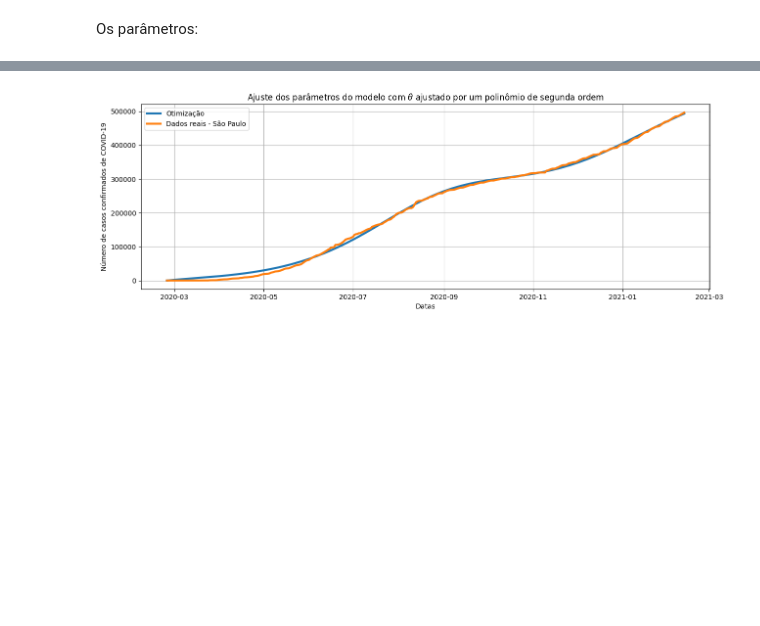
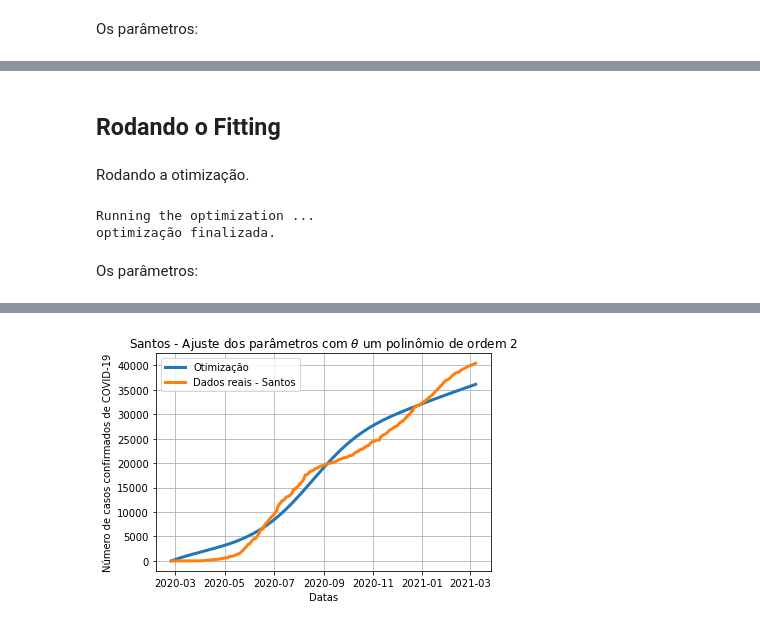
Before and after one commit to dferruzzo/Covid-19, a Jupyter notebook: Ajuste do Índice de Isolamento.ipynb, the cells around one changed output, grey strips where cells are left out. Cells and saved outputs as stored; diff of their text form; code cells hidden in the pictures; blank space fills up the shorter version.

```diff
--- a/Ajuste do Índice de Isolamento.ipynb
+++ b/Ajuste do Índice de Isolamento.ipynb
@@ -472,0 +480,2 @@ Simulação numerica do ajuste:
+# %% [markdown]
+## Rodando o Fitting
@@ -473,27 +485,78 @@ Simulação numerica do ajuste:
+# %% [markdown]
+Rodando a otimização.
+# %%
+#theta = ffit_santos
+#gamma_0 = 0.04
+#alpha_0 = 0.5
+#beta1_0 = 0.07
+#beta2_0 = 0.08
+#beta3_0 = 0.04
+#s0_0 = 0.99
+# Condições iniciais do fit
+#p0_santos = np.zeros(6)
+#p0_santos[0] = gamma_0
+#p0_santos[1] = alpha_0
+#p0_santos[2] = beta1_0
+#p0_santos[3] = beta2_0
+#p0_santos[4] = beta3_0
+#p0_santos[5] = s0_0
+#
+popt_3, pvoc_3 = otimiza(ffit_santos, mu_santos, N_santos, santos_tempo, santos_covid_casos, santos_tot_pop)
+#
+print('optimização finalizada.')
+# %% [output]
+Running the optimization ...
+optimização finalizada.
+# %% [markdown]
+Os parâmetros:
 # %%
+perr = np.sqrt(np.diag(pvoc_1))
+print('Standard deviation errors on the parameters = ', perr)
+print('\nParameters:')
+print('-----------')
+print('mu =', mu_santos)
+print('theta =', ffit_santos)
+print('Fitted parameters:')
+gamma_opt = popt_3[0]
+print('gamma =', gamma_opt)
+alpha_opt = popt_3[1]
+print('alpha =', alpha_opt)
+beta1_opt = popt_3[2]
+print('beta1 =', beta1_opt)
+beta2_opt = popt_3[3]
+print('beta2 =', beta2_opt)
+beta3_opt = popt_3[4]
+print('beta3 =', beta3_opt)
+s0_opt = popt_3[5]
+print('s0 =', s0_opt)
+i0_opt = 1-s0_opt
+print('i0 =', i0_opt)
+
+# Simulação numerica do ajuste:
+
 # initial condition
 x0 = np.array([s0_opt, i0_opt, 0])
 # parameters
 t0 = 0
-tf = N-1
+tf = N_santos-1
 h = 1
 #
-p=np.zeros(7)
-p[0] = mu
-p[1] = gamma_opt
-p[2] = alpha_opt
+#p=np.zeros(7)
+#p[0] = mu
+#p[1] = gamma_opt
+#p[2] = alpha_opt
 #p[3] = theta
-p[3] = beta1_opt
-p[4] = beta2_opt
-p[5] = beta3_opt
+#p[3] = beta1_opt
+#p[4] = beta2_opt
+#p[5] = beta3_opt
 # rodando Runge-Kutta de 4ta ordem de passo fixo
-t, sol =  rk4(lambda t, x: rhs(t, x, p), x0, t0, tf, h)
+t, sol =  rk4(lambda t, x: rhs(t, x, mu_santos, gamma_opt, alpha_opt, ffit_santos, beta1_opt, beta2_opt, beta3_opt), x0, t0, tf, h)
 # o gráfico do ajuste
-plt.plot(saopaulo_dias, sol[:,2]*saopaulo_tot_pop, linewidth=3, label='Otimização')
-plt.plot(saopaulo_dias, saopaulo_covid_casos, linewidth=3, label='Dados reais - São Paulo')
+plt.plot(santos_dias, sol[:,2]*santos_tot_pop, linewidth=3, label='Otimização')
+plt.plot(santos_dias, santos_covid_casos, linewidth=3, label='Dados reais - Santos')
 plt.grid()
 plt.legend()
-plt.title('Ajuste dos parâmetros do modelo com $\\theta$ ajustado por um polinômio de segunda ordem')
+plt.title('Santos - Ajuste dos parâmetros com $\\theta$ um polinômio de ordem '+str(poly_order))
 plt.xlabel('Datas')
 plt.ylabel('Número de casos confirmados de COVID-19')
 plt.show()
@@ -501 +579 @@ plt.show()
-[figure, old version]
+[figure, new version]
```
Also changed, not shown: parts of 69 cells of this notebook, 13 other files.
